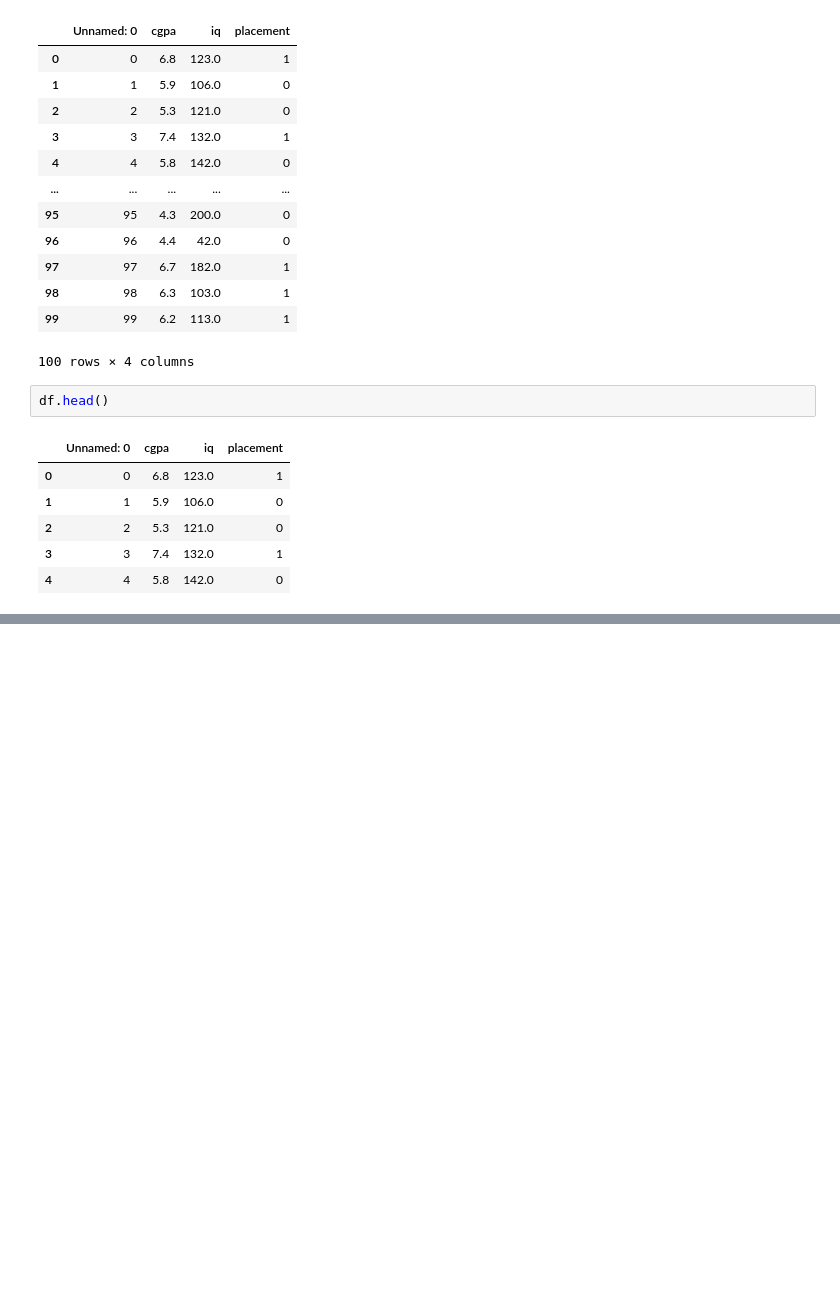
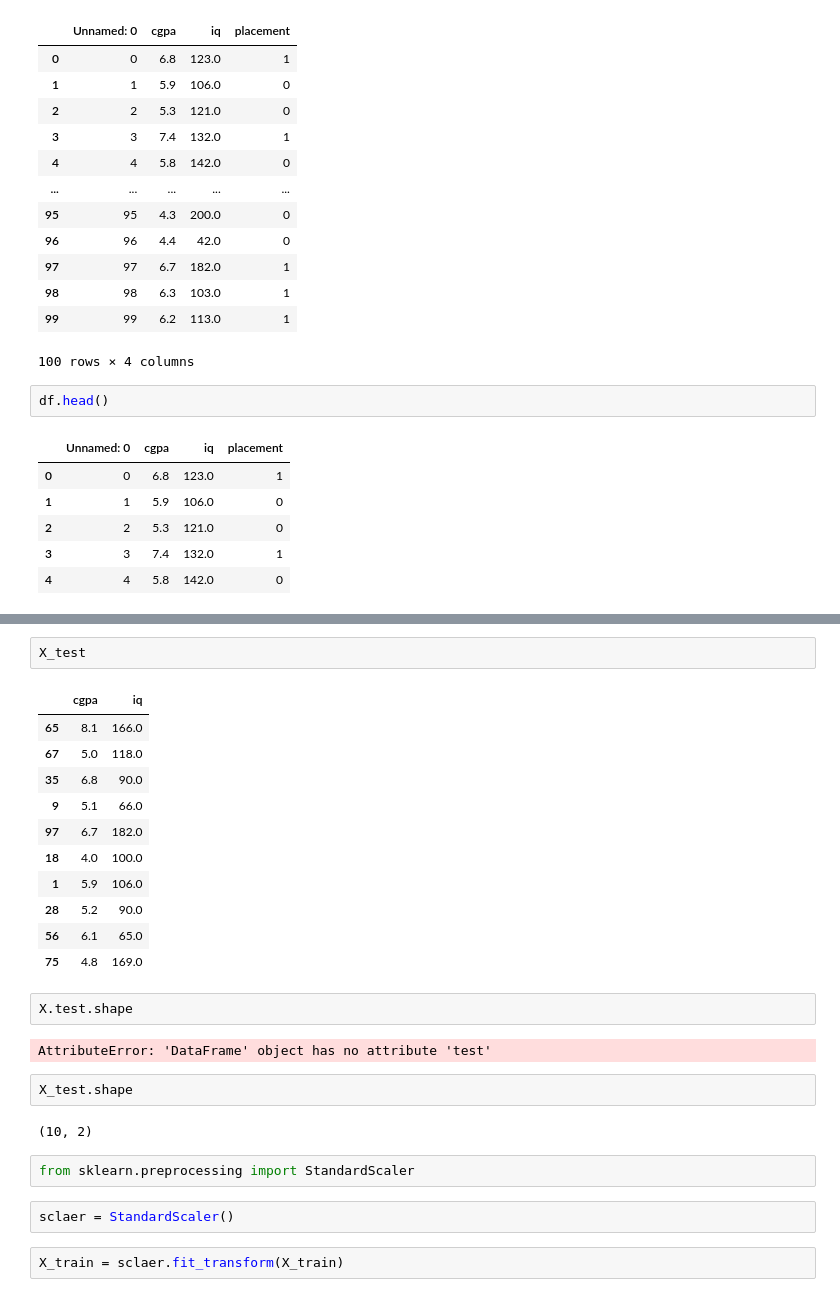
Before and after one commit to agagupta92/Machine-learning, a Jupyter notebook: Toy model/Untitled.ipynb, the cells around one changed output, grey strips where cells are left out. Cells and saved outputs as stored; diff of their text form; blank space fills up the shorter version.

```diff
--- a/Toy model/Untitled.ipynb
+++ b/Toy model/Untitled.ipynb
@@ -61,0 +172,28 @@ df.head()
+# %%
+X_test
+# %% [output]
+|  | cgpa | iq |
+| 65 | 8.1 | 166.0 |
+| 67 | 5.0 | 118.0 |
+| 35 | 6.8 | 90.0 |
+| 9 | 5.1 | 66.0 |
+| 97 | 6.7 | 182.0 |
+| 18 | 4.0 | 100.0 |
+| 1 | 5.9 | 106.0 |
+| 28 | 5.2 | 90.0 |
+| 56 | 6.1 | 65.0 |
+| 75 | 4.8 | 169.0 |
+# %%
+X.test.shape
+# %% [output]
+AttributeError: 'DataFrame' object has no attribute 'test'
+# %%
+X_test.shape
+# %% [output]
+(10, 2)
+# %%
+from sklearn.preprocessing import StandardScaler
+# %%
+sclaer = StandardScaler()
+# %%
+X_train = sclaer.fit_transform(X_train)
```
Also changed, not shown: parts of 33 cells of this notebook, 1 other file.
